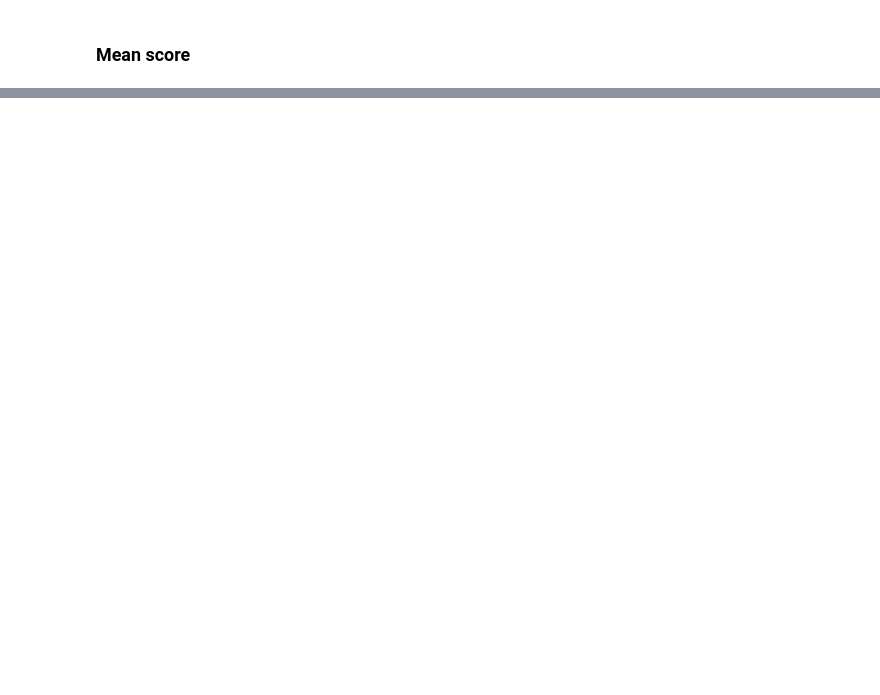
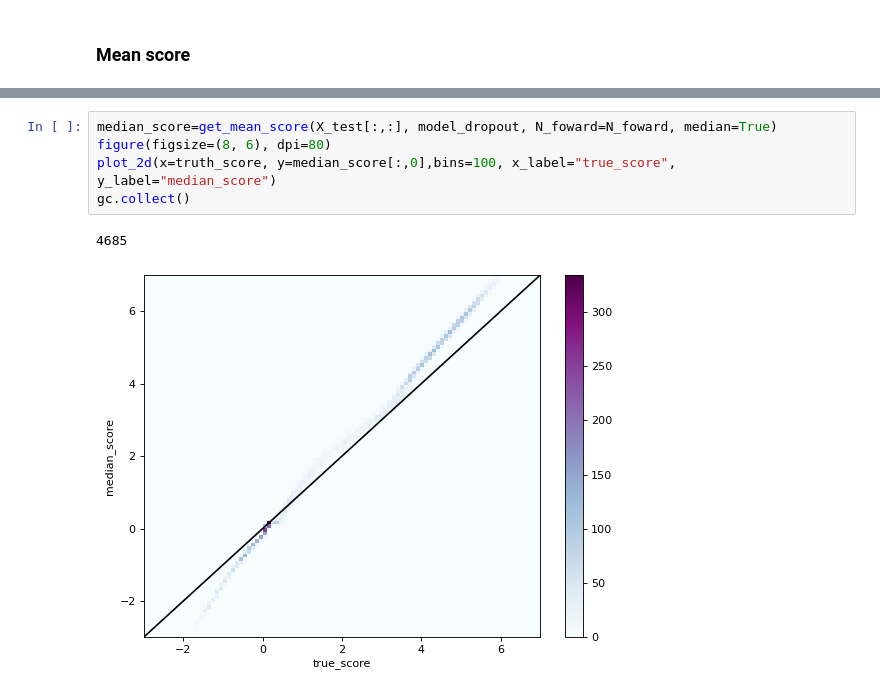
Before and after one commit to ablet-imin/DL1_model, a Jupyter notebook: DL1_tests.ipynb, the cells around one changed output, grey strips where cells are left out. Drawn from its saved outputs; the diff is of its cells as text; blank space fills up the shorter version.

```diff
--- a/DL1_tests.ipynb
+++ b/DL1_tests.ipynb
@@ -139,0 +138,8 @@ X_test.shape[0]/100*30/(60*60) #h
+# %%
+median_score=get_mean_score(X_test[:,:], model_dropout, N_foward=N_foward, median=True)
+figure(figsize=(8, 6), dpi=80)
+plot_2d(x=truth_score, y=median_score[:,0],bins=100, x_label="true_score", y_label="median_score")
+gc.collect()
+# %% [output]
+4685
+[figure, added]
```
Also changed, not shown: parts of 12 cells of this notebook, 2 other files.
